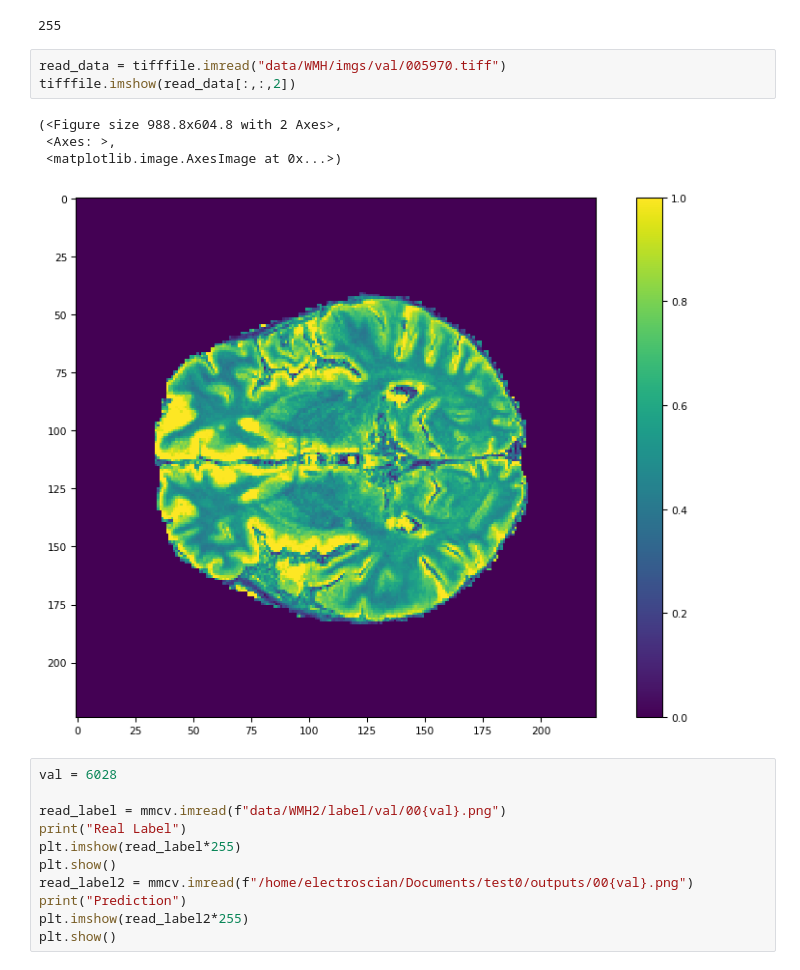
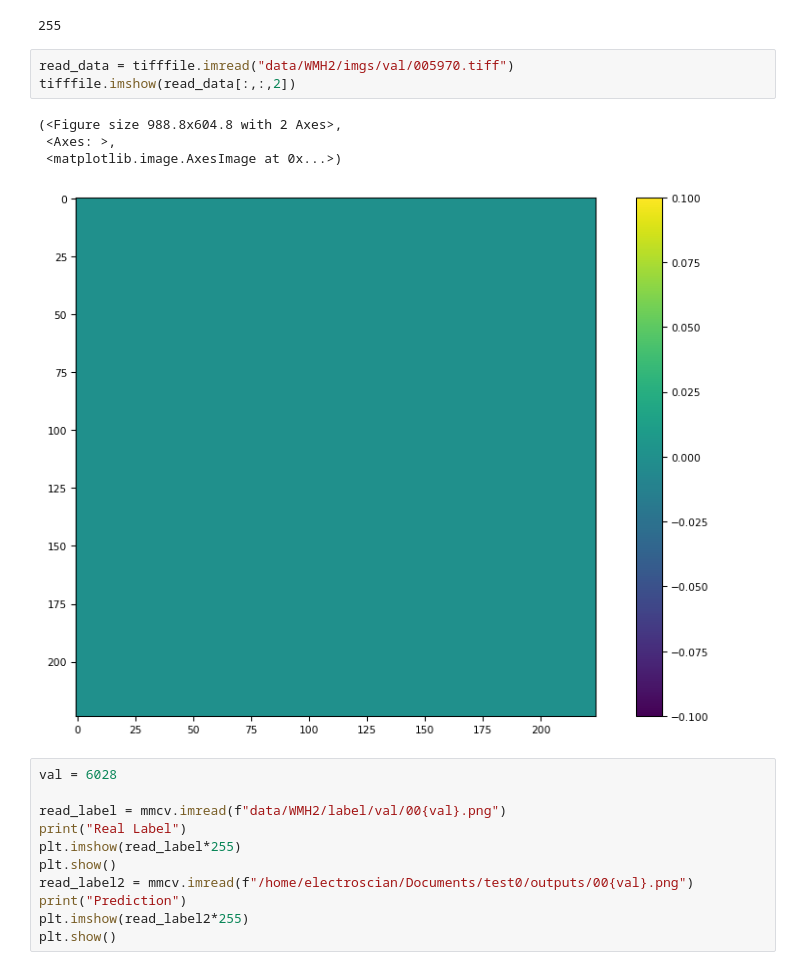
Before and after one commit to CCMunozB/mmsegmentation_whm, a Jupyter notebook: custom.ipynb, the cells around one changed output. Cells and saved outputs as stored; diff of their text form.

```diff
--- a/custom.ipynb
+++ b/custom.ipynb
@@ -228,13 +228,13 @@ np.max(data[1])
 # %% [output]
 255
 # %%
-read_data = tifffile.imread("data/WMH/imgs/val/005970.tiff")
+read_data = tifffile.imread("data/WMH2/imgs/val/005970.tiff")
 tifffile.imshow(read_data[:,:,2])
 # %% [output]
 (<Figure size 988.8x604.8 with 2 Axes>,
  <Axes: >,
  <matplotlib.image.AxesImage at 0x...>)
-[figure, old version]
+[figure, new version]
 # %%
 val = 6028
 
```
Also changed, not shown: 7 other files.
